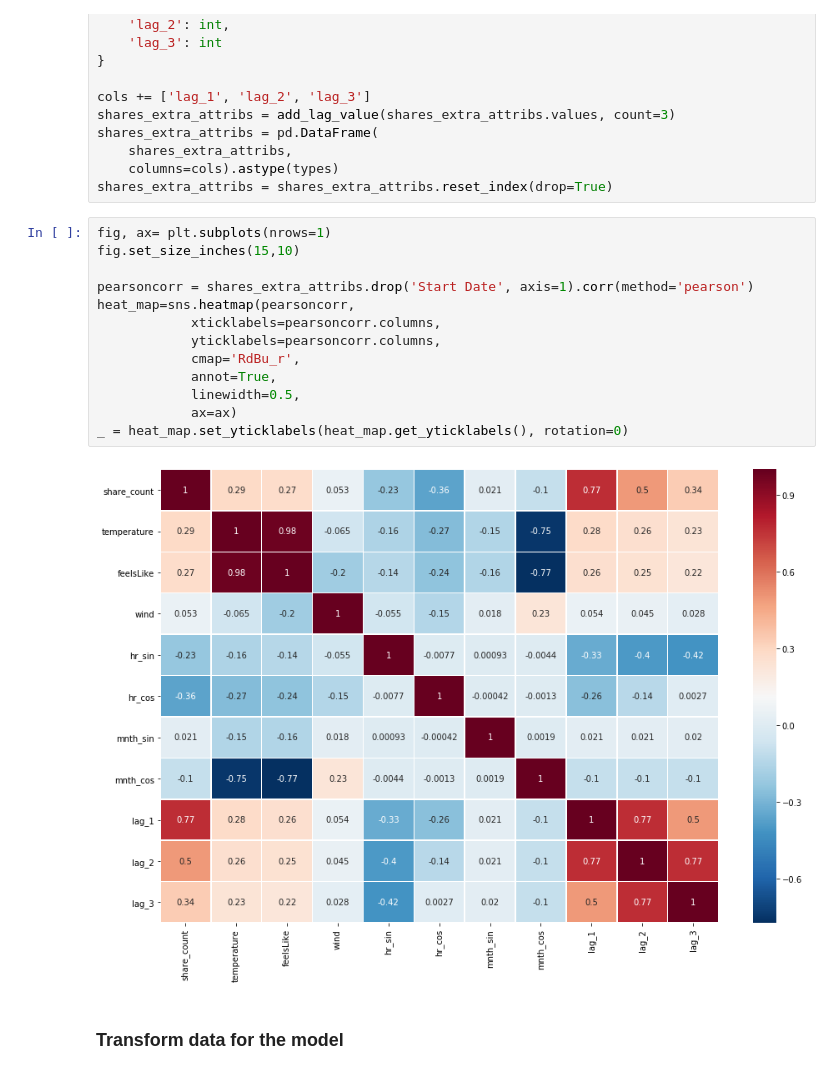
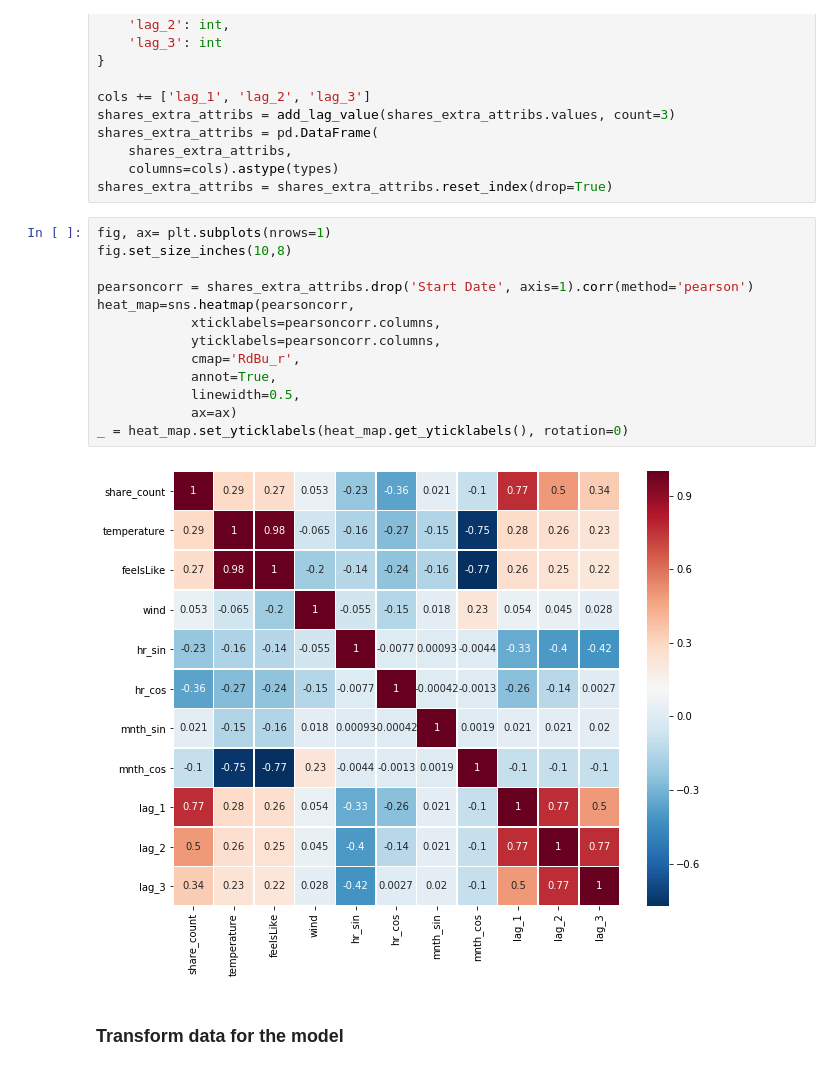
Before and after one commit to Krismix1/data-science-mandatory-2, a Jupyter notebook: model2.ipynb, the cells around one changed output. Cells and saved outputs as stored; diff of their text form.

```diff
--- a/model2.ipynb
+++ b/model2.ipynb
@@ -443,19 +458,19 @@ shares_extra_attribs = pd.DataFrame(
 shares_extra_attribs = shares_extra_attribs.reset_index(drop=True)
 # %%
 fig, ax= plt.subplots(nrows=1)
-fig.set_size_inches(15,10)
+fig.set_size_inches(10,8)
 
 pearsoncorr = shares_extra_attribs.drop('Start Date', axis=1).corr(method='pearson')
 heat_map=sns.heatmap(pearsoncorr,
             xticklabels=pearsoncorr.columns,
             yticklabels=pearsoncorr.columns,
             cmap='RdBu_r',
             annot=True,
             linewidth=0.5,
             ax=ax)
 _ = heat_map.set_yticklabels(heat_map.get_yticklabels(), rotation=0)
 # %% [output]
-[figure, old version]
+[figure, new version]
 # %% [markdown]
 ### Transform data for the model
 # %%
```
Also changed, not shown: parts of 4 cells of this notebook.
